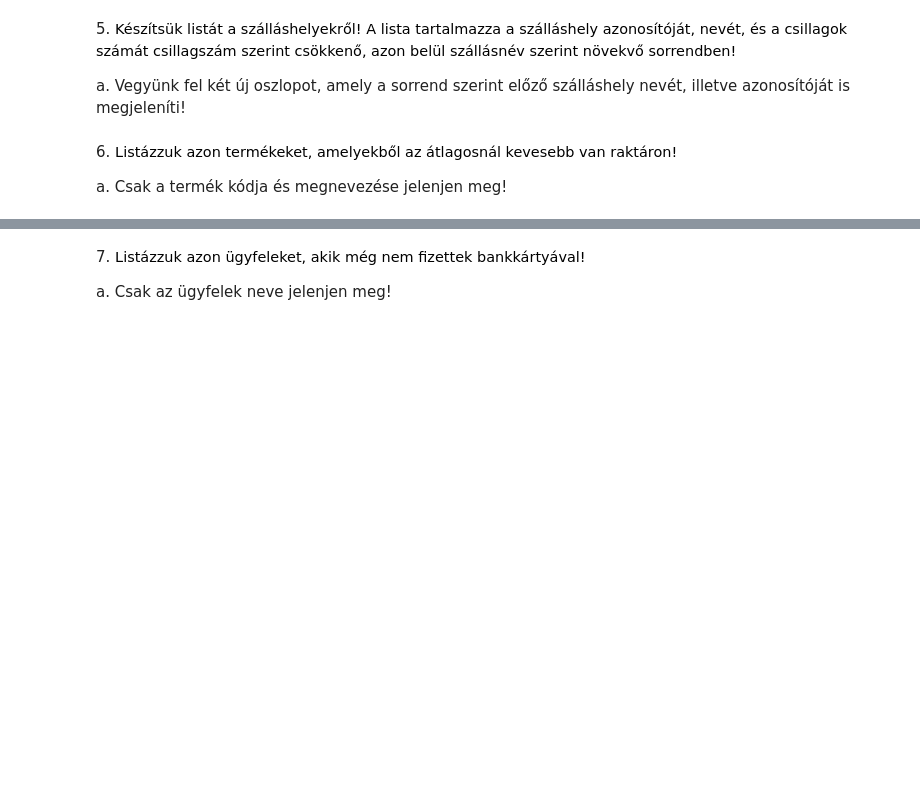
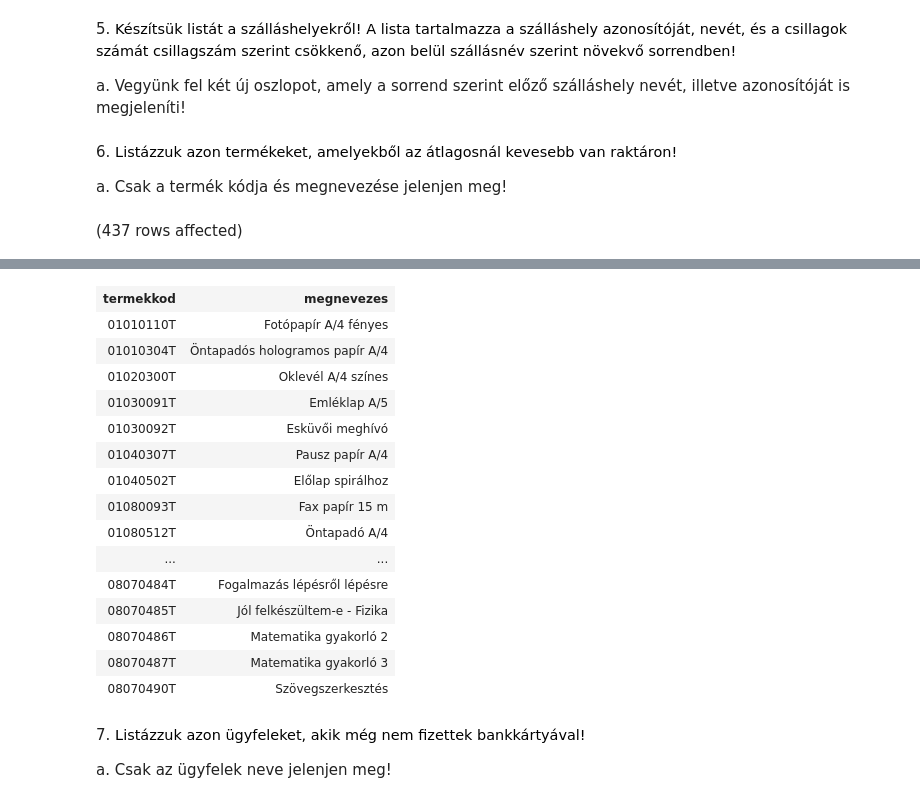
Before and after one commit to soosandras21/Adatbazisgyak, a Jupyter notebook: gyakorlat06_feladatok.ipynb, the cells around one changed output, grey strips where cells are left out. Cells and saved outputs as stored; diff of their text form; code cells hidden in the pictures; blank space fills up the shorter version.

```diff
--- a/gyakorlat06_feladatok.ipynb
+++ b/gyakorlat06_feladatok.ipynb
@@ -64,3 +83,9 @@ a. Vegyünk fel két új oszlopot, amely a sorrend szerint előző szálláshely
 6. <span style="background-color: rgb(255, 255, 255); color: rgb(0, 0, 0); font-family: &quot;Open Sans&quot;, sans-serif; font-size: 14.44px;">Listázzuk azon termékeket, amelyekből az átlagosnál kevesebb van raktáron!&nbsp;</span>
 
 a. Csak a termék kódja és megnevezése jelenjen meg!
+# %%
+select termekkod, megnevezes
+from termek
+where keszlet < (select avg(keszlet) from termek)
+# %% [output]
+(437 rows affected)
@@ -67,3 +93,19 @@ a. Csak a termék kódja és megnevezése jelenjen meg!
+| termekkod | megnevezes |
+| 01010110T | Fotópapír A/4 fényes |
+| 01010304T | Öntapadós hologramos papír A/4 |
+| 01020300T | Oklevél A/4 színes |
+| 01030091T | Emléklap A/5 |
+| 01030092T | Esküvői meghívó |
+| 01040307T | Pausz papír A/4 |
+| 01040502T | Előlap spirálhoz |
+| 01080093T | Fax papír 15 m |
+| 01080512T | Öntapadó A/4 |
+| ... | ... |
+| 08070484T | Fogalmazás lépésről lépésre |
+| 08070485T | Jól felkészültem-e - Fizika |
+| 08070486T | Matematika gyakorló 2 |
+| 08070487T | Matematika gyakorló 3 |
+| 08070490T | Szövegszerkesztés |
 # %% [markdown]
 7. <span style="background-color: rgb(255, 255, 255); color: rgb(0, 0, 0); font-family: &quot;Open Sans&quot;, sans-serif; font-size: 14.44px;">Listázzuk azon ügyfeleket, akik még nem fizettek bankkártyával!&nbsp;</span>
 
```
Also changed, not shown: parts of 2 cells of this notebook.
